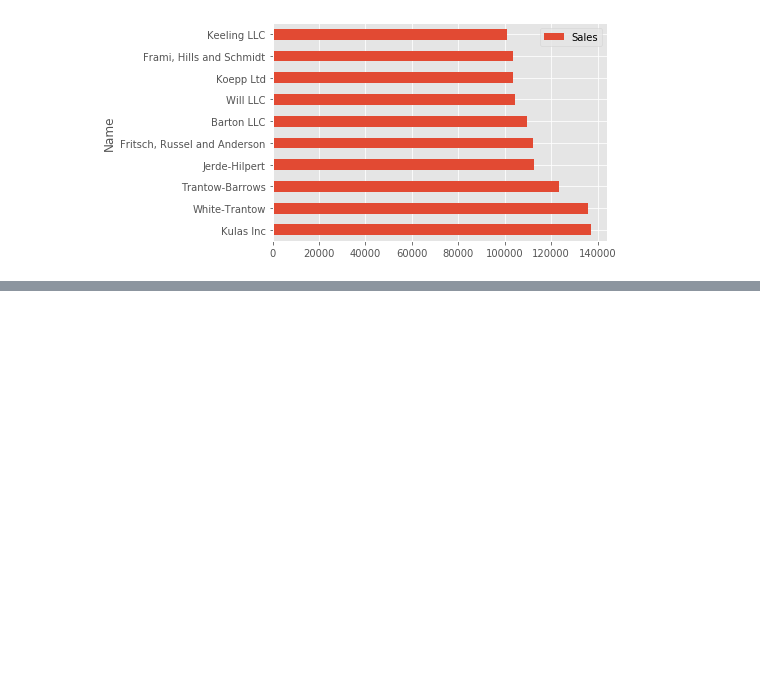
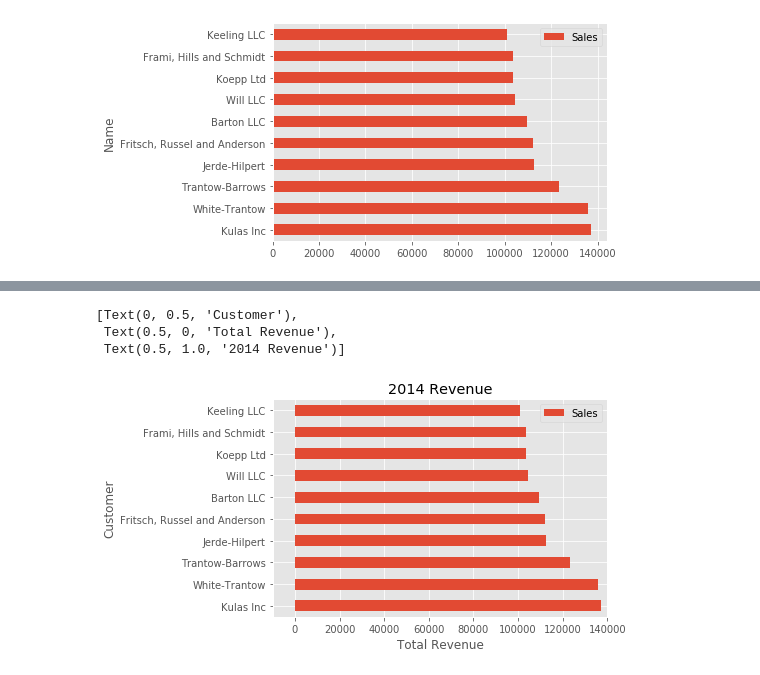
Before and after one commit to pankajshrestha/effective_matplotlib, a Jupyter notebook: effective_matplotlib.ipynb, the cells around one changed output, grey strips where cells are left out. Drawn from its saved outputs; the diff is of its cells as text; code cells hidden in the pictures; blank space fills up the shorter version.

```diff
--- a/effective_matplotlib.ipynb
+++ b/effective_matplotlib.ipynb
@@ -48,0 +64,10 @@ top_10.plot(kind='barh', y="Sales", x="Name")
+# %%
+fig, ax = plt.subplots()
+top_10.plot(kind='barh', y="Sales", x="Name", ax=ax)
+ax.set_xlim([-10000, 140000])
+ax.set(title='2014 Revenue', xlabel='Total Revenue', ylabel='Customer')
+# %% [output]
+[Text(0, 0.5, 'Customer'),
+ Text(0.5, 0, 'Total Revenue'),
+ Text(0.5, 1.0, '2014 Revenue')]
+[figure, added]
```
Also changed, not shown: parts of 9 cells of this notebook, 1 other file.
